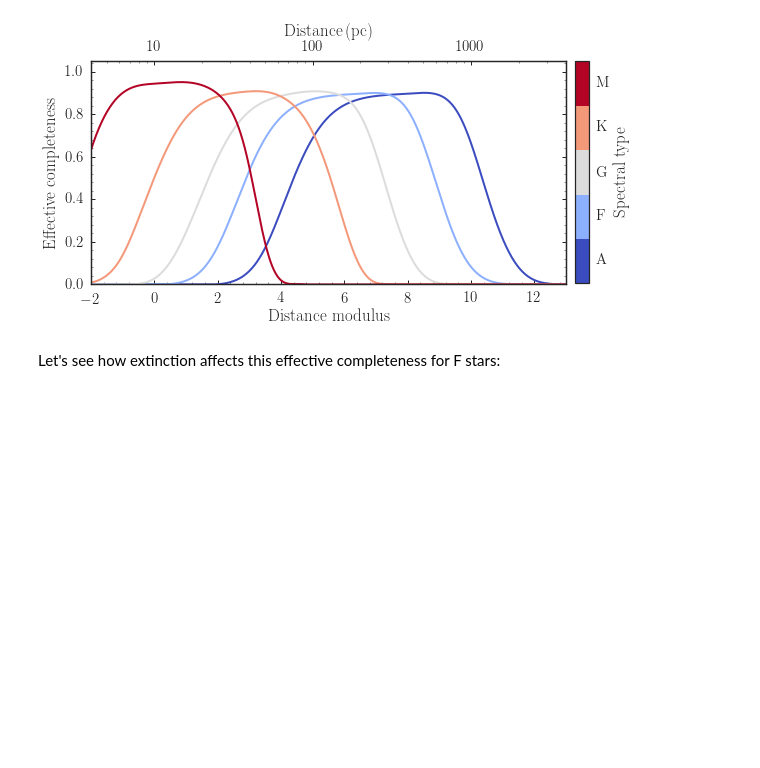
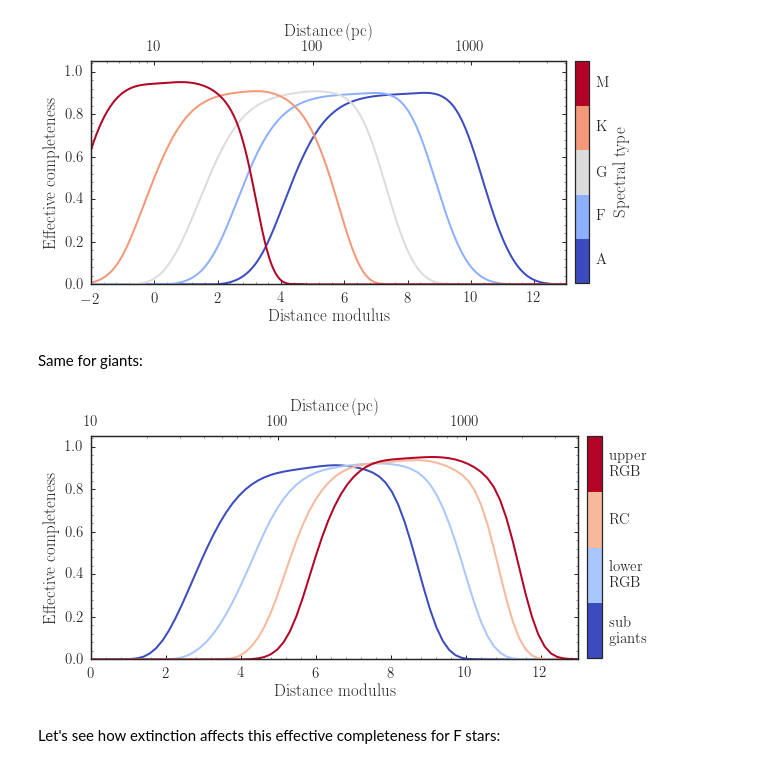
Before and after one commit to jobovy/tgas-completeness, a Jupyter notebook: py/TGAS-effective-completeness.ipynb, the cells around one changed output. Cells and saved outputs as stored; diff of their text form; code cells hidden in the pictures; blank space fills up the shorter version.

Commit message:
Full effective completeness notebook

```diff
--- a/py/TGAS-effective-completeness.ipynb
+++ b/py/TGAS-effective-completeness.ipynb
@@ -284,6 +286,61 @@ if save_figures:
                 bbox_inches='tight')
 # %% [output]
 [figure]
+# %% [markdown]
+Same for giants:
+# %%
+dms= numpy.linspace(-2.,15.,101)
+dists= 10.**(0.2*dms-2.)
+ra_cen, dec_cen= -100., 40. #Just some location in the good part of the sky
+SpTypes= ['subgiants','lower RGB','RC','upper RGB']
+good_plx_indx= (tgas['parallax']/tgas['parallax_error'] > (good_relplx(mj)))*(jk != 0.)
+esfs= numpy.empty((len(SpTypes),len(dms)))
+for ii,sptype in enumerate(SpTypes):
+    # Find this stellar type
+    good_sampling= good_plx_indx*select_giants(sptype,jk,mj,tight=True)
+    esfs[ii]= tesf(dists,ra_cen,dec_cen,MJ=mj[good_sampling],JK=jk[good_sampling])
+# %%
+figsize(8.2,4)
+cmap= cm.coolwarm
+SpTypes= ['subgiants','lower RGB','RC','upper RGB']
+for ii,sptype in enumerate(SpTypes):
+    bovy_plot.bovy_plot(dms,esfs[ii],'-',
+                        color=cmap(float(ii)/(len(SpTypes)-1)),
+                        lw=2.,overplot=ii>0,
+                        xlabel=r'$\mathrm{Distance\ modulus}$',
+                        ylabel=r'$\mathrm{Effective\ completeness}$',
+                        xrange=[0.,13.],
+                        yrange=[0.,1.05])
+# Add distance axis on top
+xmin, xmax= pyplot.gca().xaxis.get_view_interval()
+ax2= pyplot.twiny()
+ax2.set_xscale('log')
+ax2.xaxis.set_view_interval(10.**(0.2*xmin+1.),10.**(0.2*xmax+1.),ignore=True)
+ax2.set_xlabel('$\mathrm{Distance}\,(\mathrm{pc})$',
+               ha='center',x=0.5)
+ax2.xaxis.set_major_formatter(FuncFormatter(
+                lambda y,pos: (r'${{:.{:1d}f}}$'.format(int(numpy.maximum(-numpy.log10(y),0)))).format(y)))
+# Add colorbar
+ticknames= [r'$\mathrm{sub}$'+'\n'+r'$\mathrm{giants}$',
+            r'$\mathrm{lower}$'+'\n'+r'$\mathrm{RGB}$',
+            r'$\mathrm{RC}$',
+            r'$\mathrm{upper}$'+'\n'+r'$\mathrm{RGB}$']
+ticks= numpy.arange(len(SpTypes))
+fig= pyplot.gcf()
+fig.subplots_adjust(right=0.95)
+cbar_ax = fig.add_axes([0.965, 0.13, 0.025, 0.77])
+tcmap = matplotlib.colors.ListedColormap([cmap(f) for f in numpy.linspace(0.,1.,len(ticks))])
+sm = pyplot.cm.ScalarMappable(cmap=tcmap,
+                              norm=pyplot.Normalize(vmin=-0.5,vmax=len(SpTypes)-0.5))
+sm._A = []
+cbar= fig.colorbar(sm,cax=cbar_ax,use_gridspec=True,
+                   ticks=ticks)
+cbar.set_ticklabels(ticknames)
+if save_figures:
+    plt.savefig(os.path.join(os.getenv('PAPERSDIR'),'2017-tgas-completeness','effsel_giants_distance.pdf'),
+                bbox_inches='tight')
+# %% [output]
+[figure, added]
 # %% [markdown]
 Let's see how extinction affects this effective completeness for F stars:
 # %%
```
Also changed, not shown: parts of 12 cells of this notebook.
